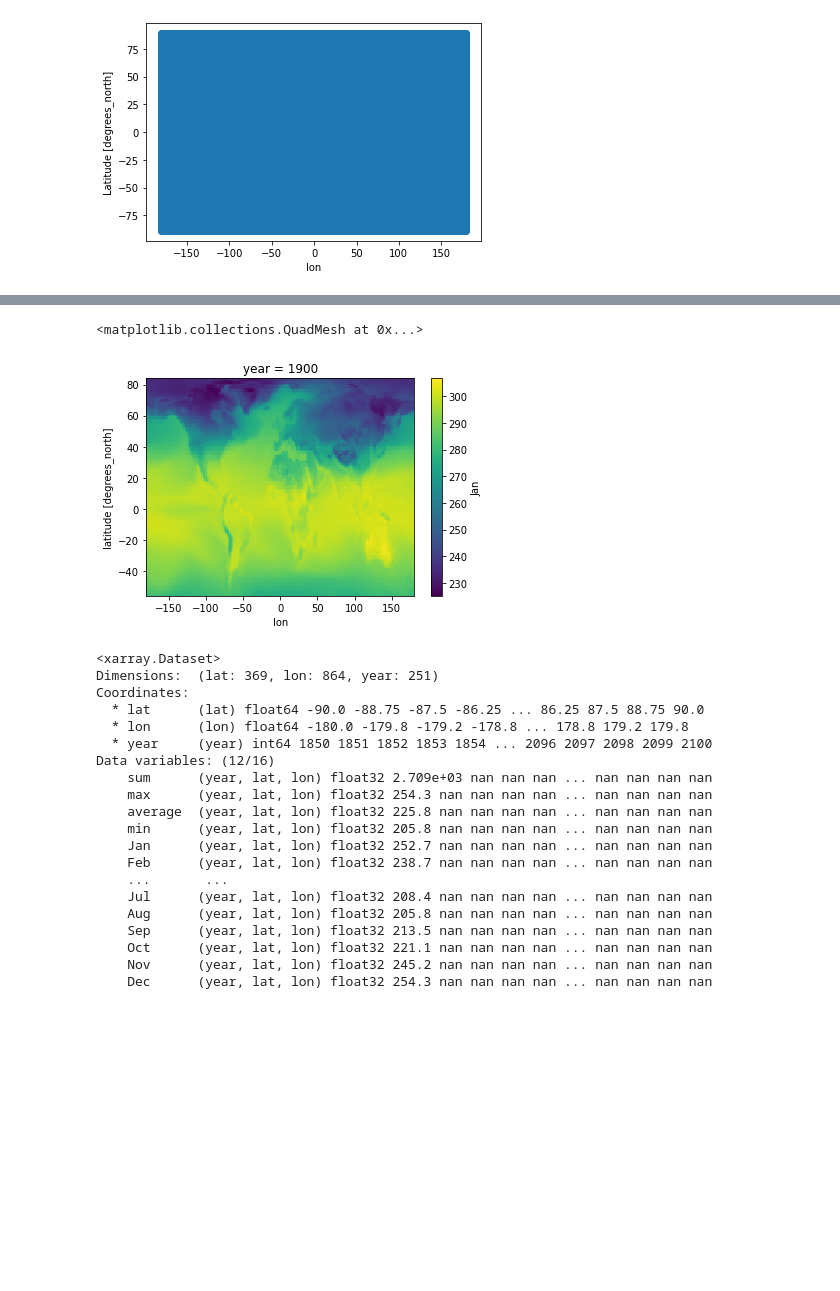
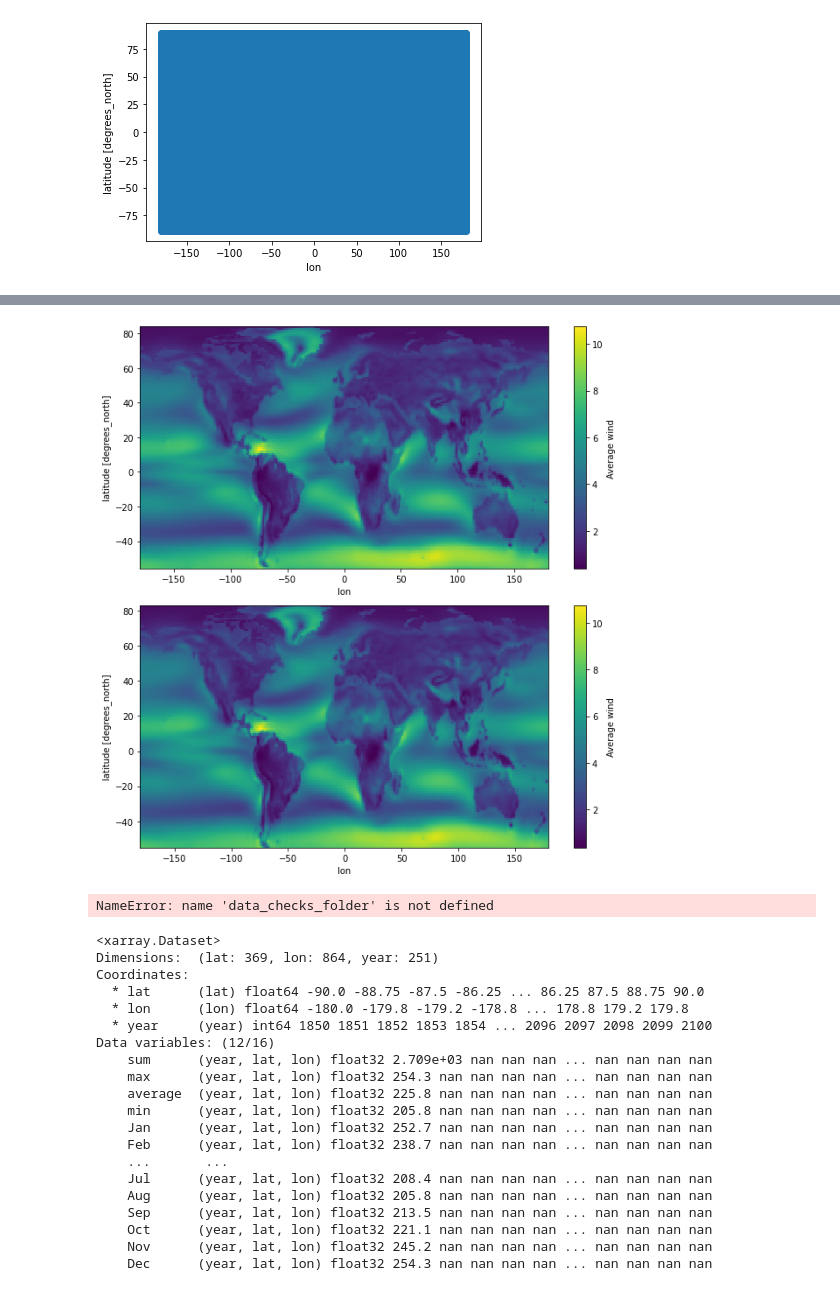
Before and after one commit to UCDglobalchange/TEM_CMIP_Preprocessing_Files, a Jupyter notebook: CMIP6/Preprocess_CMIP6_TEM.ipynb, the cells around one changed output, grey strips where cells are left out. Drawn from its saved outputs; the diff is of its cells as text; code cells hidden in the pictures; blank space fills up the shorter version.

```diff
--- a/CMIP6/Preprocess_CMIP6_TEM.ipynb
+++ b/CMIP6/Preprocess_CMIP6_TEM.ipynb
@@ -392,8 +366,28 @@ final.Jan.sel(year=1900, lat = slice(-55.75, 80)).plot()
+# %%
+fig, axs = plt.subplots(nrows=2, figsize = (9, 9))
+plot1 = ds_TEM.mean(dim = ['year']).average.plot(ax = axs[0], cbar_kwargs={'label': 'Average '+output_var})
+plot2 = final.mean(dim = ['year']).average.sel(
+    lat = slice(int(ds_TEM.lat.min()), int(ds_TEM.lat.max()))).plot(ax = axs[1], cbar_kwargs={'label': 'Average '+output_var})
+# cbar1 = plt.colorbar(plot1, ax=axs[0])
+# plot2.cbar.set_label(label = 'Average '+output_var, size = 12)
+plt.tight_layout()
+plt.savefig(data_checks_folder+'plots/lat_lon_average_'+model+'_'+output_var+'.pdf')
+plt.show()
+# %% [output]
+[figure, added]
 # %%
-ds_TEM.Jan.sel(year=1900).plot()
+# xr.merge([ds_TEM.mean(dim = ['lat', 'lon']),
+orig_coords = final.mean(dim = ['lat', 'lon']).average.to_dataframe().reset_index()
+tem_coords = ds_TEM.mean(dim = ['lat', 'lon']).average.to_dataframe().reset_index()
+orig_coords = orig_coords.rename(columns={'average':'orig_average'})
+tem_coords = tem_coords.rename(columns={'average':'tem_average'})
+year_compare = orig_coords.merge(tem_coords)
+year_compare['model'] = model
+year_compare['output_var'] = output_var
-# %% [output]
-<matplotlib.collections.QuadMesh at 0x...>
-[figure, removed]
+# %%
+year_compare.to_csv(data_checks_folder+'time_average_'+model+'_'+output_var+'.csv')
+# %% [output]
+NameError: name 'data_checks_folder' is not defined
 # %%
 xr.merge([final, ds_TEM])
 # %% [output]
```
Also changed, not shown: parts of 15 cells of this notebook, 4 other files.
